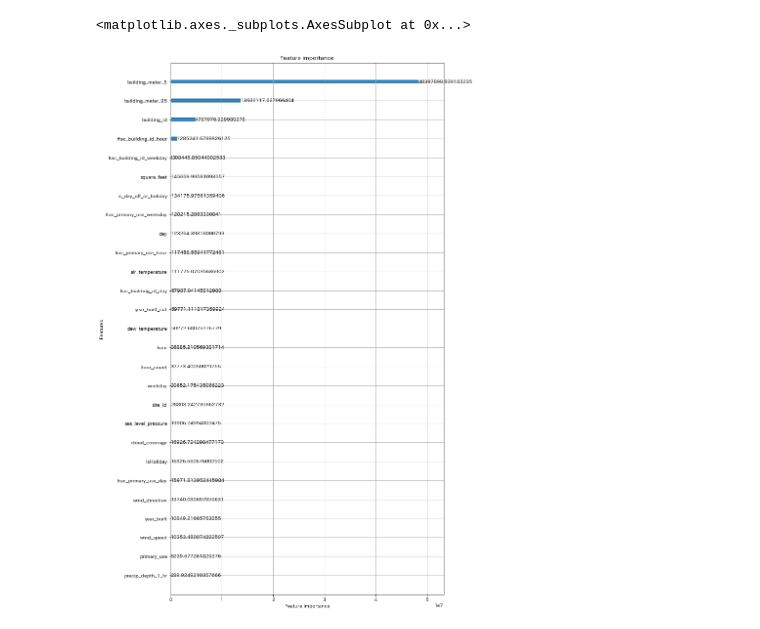
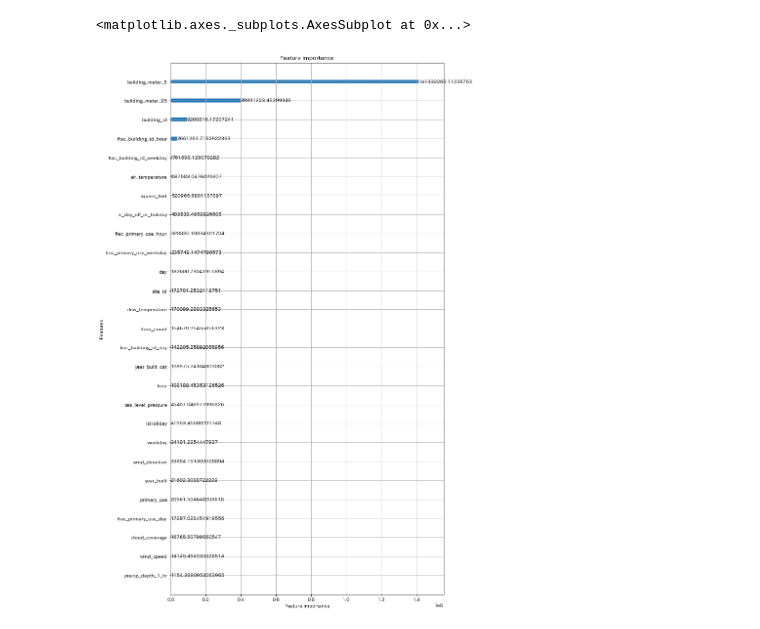
Before and after one commit to pyst1g/ASHRAE_solution, a Jupyter notebook: codes/train_model.ipynb, the cells around one changed output. Drawn from its saved outputs; the diff is of its cells as text; code cells hidden in the pictures.

```diff
--- a/codes/train_model.ipynb
+++ b/codes/train_model.ipynb
@@ -258,10 +251,10 @@ for i in tqdm([3,2,1,0]):
 
 y_preds = pd.concat(preds).sort_index()
 # %%
-lgb.plot_importance(models[0], importance_type='gain', figsize=(10,20))
+lgb.plot_importance(models_all[0], importance_type='gain', figsize=(10,20))
 # %% [output]
 <matplotlib.axes._subplots.AxesSubplot at 0x...>
-[figure, old version]
+[figure, new version]
 # %%
 lgb.plot_importance(models_all[0], importance_type='split', figsize=(10,20))
 # %% [output]
```
Also changed, not shown: parts of 11 cells of this notebook, 1 other file.
